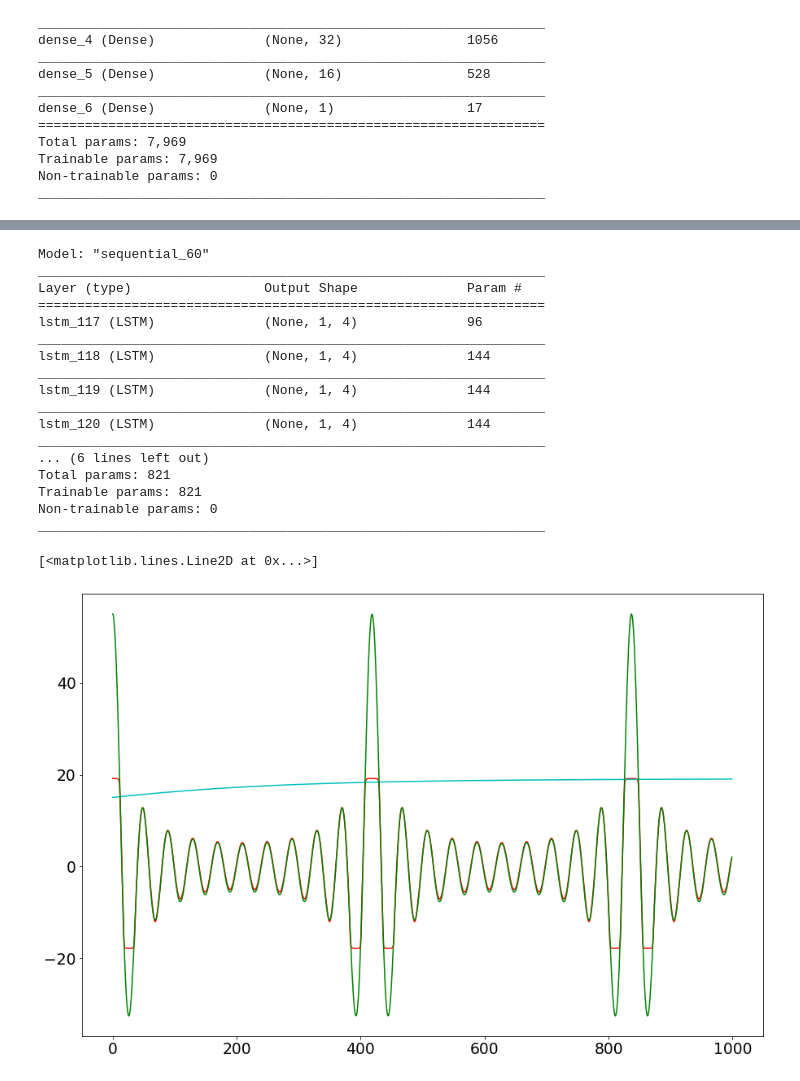
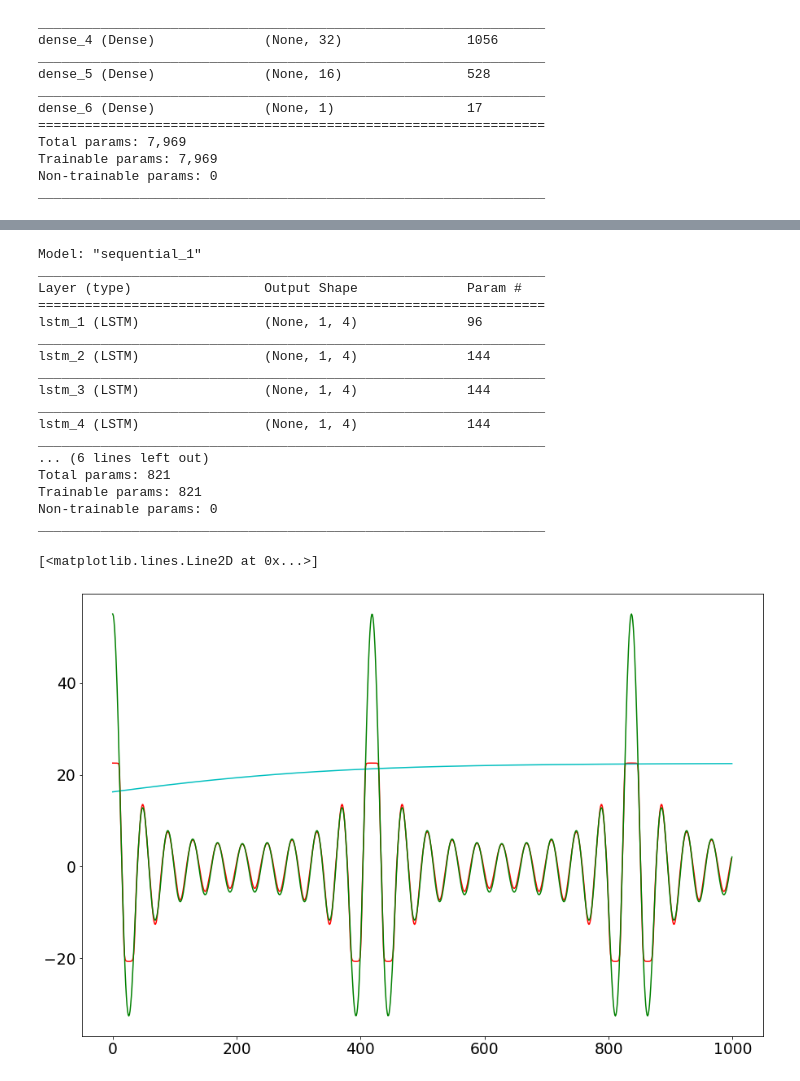
Before and after one commit to RitvikPrabhu/Machine-Learning, a Jupyter notebook: Neural_Networks_function_prediction_.ipynb, the cells around one changed output, grey strips where cells are left out. Cells and saved outputs as stored; diff of their text form; code cells hidden in the pictures.

```diff
--- a/Neural_Networks_function_prediction_.ipynb
+++ b/Neural_Networks_function_prediction_.ipynb
@@ -596,7 +596,7 @@ Trainable params: 7,969
 Non-trainable params: 0
 _________________________________________________________________
 # %%
-n = 1000
+N = 1000
 # convert an array of values into a dataset matrix
 def create_dataset(dataset, look_back=1):
     dataX, dataY = [], []
@@ -615,7 +615,7 @@ Y = 10*(np.cos(10*X)) + 9*(np.cos(9*X)) + 8*(np.cos(8*X)) + \
 dataset = Y.reshape(Y.size, 1)
 
 # normalize the dataset
-scaler = MinMaxScaler(feature_range=(0, 1))
+scaler = MinMaxScaler(feature_range=(0,1))
 dataset = scaler.fit_transform(dataset)
 
 # split into train and test sets
@@ -636,6 +636,7 @@ testX = np.reshape(testX, (testX.shape[0], 1, testX.shape[1]))
 
 
 # create and fit the LSTM network
+keras.backend.clear_session()
 model = Sequential()
 model.add(LSTM(4, input_shape=(1, look_back)))
 model.add(Dense(1))
@@ -696,7 +696,0 @@ Test Score: 2.35 RMSE
-# %%
-w = np.array([16,17,18,19,20])
-w = np.reshape(w, (w.shape[0],1,1))
-results = model.predict(w)
-
-results = scaler.inverse_transform([results])
-print(results)
@@ -704,0 +697,16 @@ ValueError: ignored
+# %%
+datalist = []
+datalist.append(list(Y))
+scaler = MinMaxScaler(feature_range=(0,1))
+num_pred = input("How many points to you want to predict: ")
+for i in range(int(num_pred)):
+  datalist_arr = np.array(datalist[-1][-1])
+  dataset = datalist_arr.reshape(datalist_arr.size, 1)
+  dataset = scaler.fit_transform(dataset.reshape(dataset.size,1))
+  #dataset = np.reshape(dataset, (dataset.shape[0],1,1))
+  result = model.predict(dataset.reshape(dataset.size,1,1))
+  final = scaler.inverse_transform(result)
+  final = float(final)
+  datalist[0].append(final)
+
+plt.plot(datalist[0])
@@ -734,6 +746,7 @@ x_train = data
 y_train = target
 #x_train, x_test, y_train, y_test = train_test_split(target, data, test_size=0.2, random_state=42)
 
+keras.backend.clear_session()
 model = Sequential()
 model.add(LSTM(4, input_shape=(1, look_back), return_sequences=True ))
 model.add(LSTM(4, input_shape=(1, look_back), return_sequences=True ))
@@ -741,39 +754,39 @@ model.add(LSTM(4, input_shape=(1, look_back), return_sequences=True ))
 model.add(LSTM(4, input_shape=(1, look_back), return_sequences=True ))
 model.add(LSTM(4, input_shape=(1, look_back), return_sequences=True ))
 model.add(LSTM(4, input_shape=(1, look_back)))
 model.add(Dense(1))
 model.compile(loss='mean_squared_error', optimizer='adam')
 model.summary()
 model.fit(x_train, y_train, epochs=20, batch_size=1, verbose=0)
 
 
 results = model.predict(x_train)
 X_values1 = np.reshape(X_values1, (X_values1.shape[0],1,1))
 results2 = model.predict(X_values1)
 
 plt.plot(results, c = 'r')
 plt.plot(results2, c = 'c')
 plt.plot(Y_values_list, c = 'g')
 # %% [output]
-Model: "sequential_60"
+Model: "sequential_1"
 _________________________________________________________________
 Layer (type)                 Output Shape              Param #
 =================================================================
-lstm_117 (LSTM)              (None, 1, 4)              96
+lstm_1 (LSTM)                (None, 1, 4)              96
 _________________________________________________________________
-lstm_118 (LSTM)              (None, 1, 4)              144
+lstm_2 (LSTM)                (None, 1, 4)              144
 _________________________________________________________________
-lstm_119 (LSTM)              (None, 1, 4)              144
+lstm_3 (LSTM)                (None, 1, 4)              144
 _________________________________________________________________
-lstm_120 (LSTM)              (None, 1, 4)              144
+lstm_4 (LSTM)                (None, 1, 4)              144
 _________________________________________________________________
 ... (6 lines left out)
 Total params: 821
 Trainable params: 821
 Non-trainable params: 0
 _________________________________________________________________
 [<matplotlib.lines.Line2D at 0x...>]
-[figure, old version]
+[figure, new version]
 # %%
 #STILL IN PROGRESS
 look_back = 1
```
Also changed, not shown: parts of 6 cells of this notebook.
